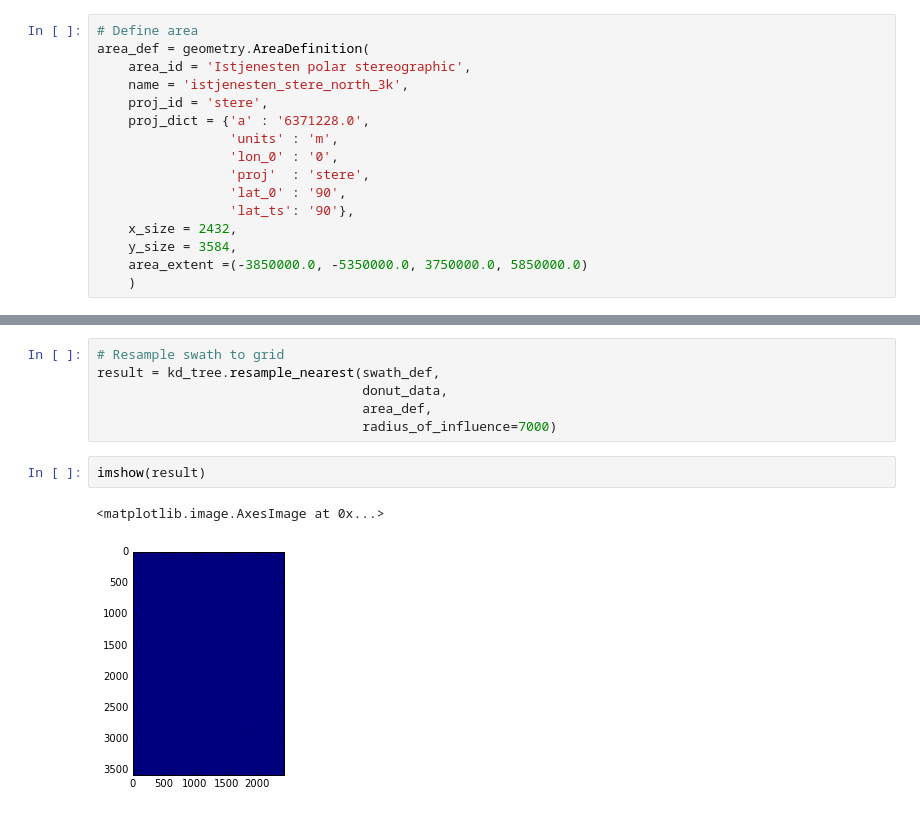
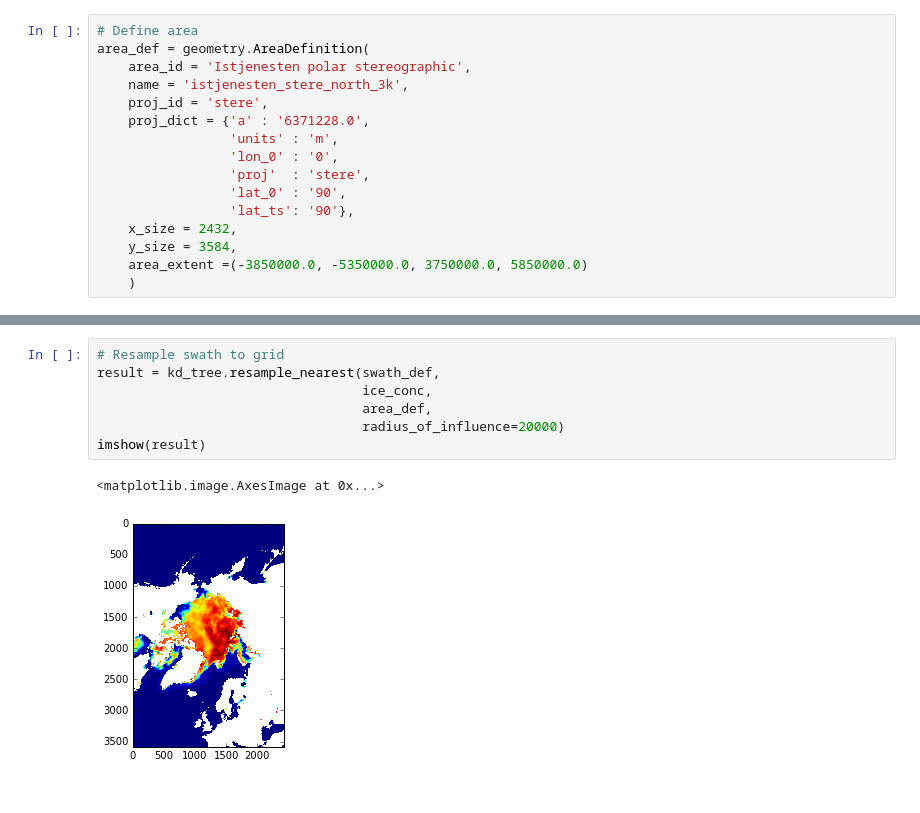
Before and after one commit to foss-sat/pytroll-demo, a Jupyter notebook: pyresample_demo.ipynb, the cells around one changed output, grey strips where cells are left out. Saved outputs shown, nothing was run; the diff lists cells and outputs as text.

```diff
--- a/pyresample_demo.ipynb
+++ b/pyresample_demo.ipynb
@@ -47,11 +48,10 @@ imshow(donut_data)
 # %%
 # Resample swath to grid
 result = kd_tree.resample_nearest(swath_def,
-                                  donut_data,
+                                  ice_conc,
                                   area_def,
-                                  radius_of_influence=7000)
+                                  radius_of_influence=20000)
+imshow(result)
+# %% [output]
+<matplotlib.image.AxesImage at 0x...>
+[figure, added]
-# %%
-imshow(result)
-# %% [output]
-<matplotlib.image.AxesImage at 0x...>
-[figure, removed]
```
Also changed, not shown: parts of 4 cells of this notebook.
